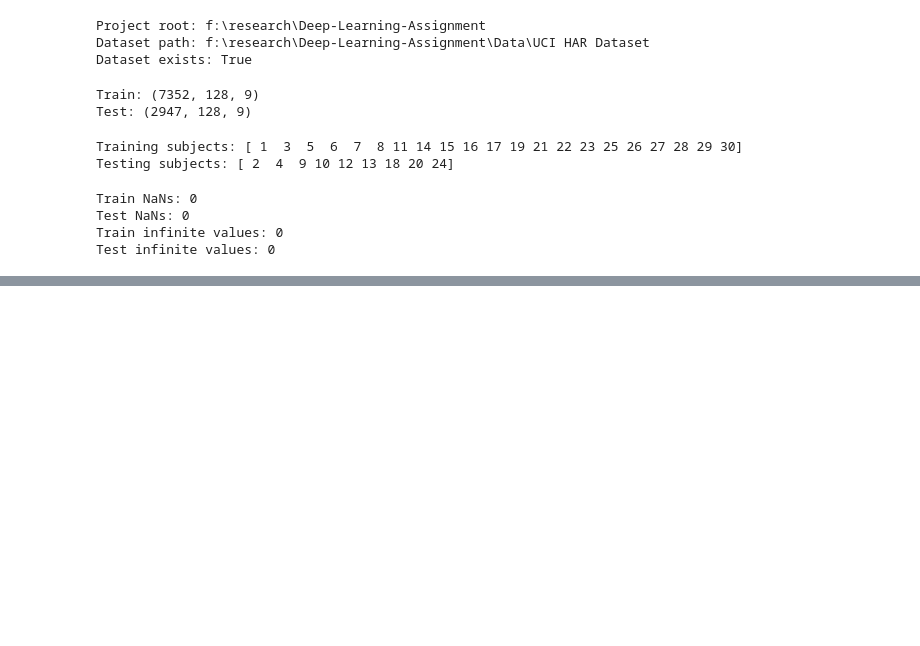
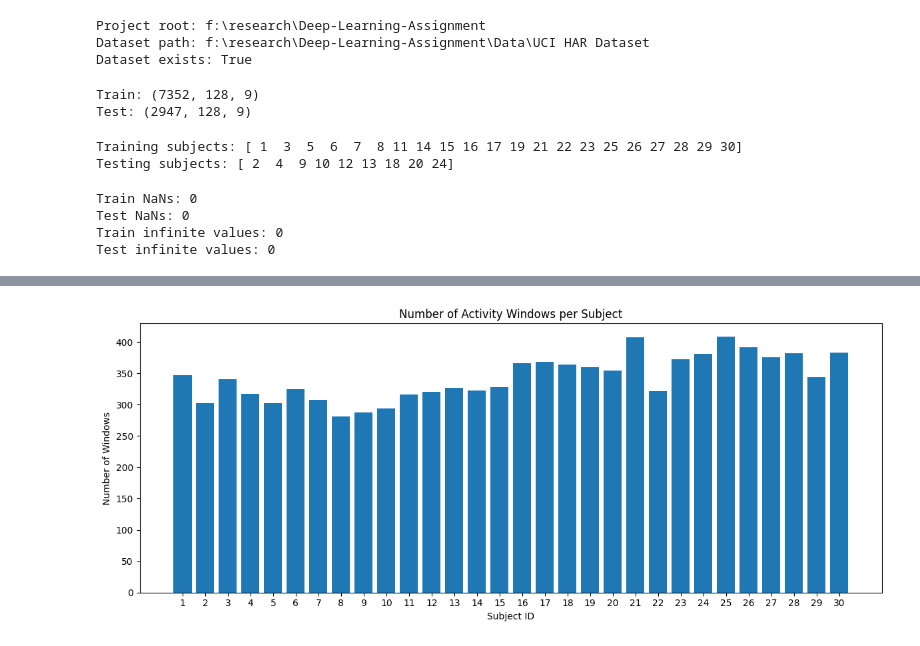
Before and after one commit to SLIIT-Y4-S2-DL-ORG/Deep-Learning-Assignment, a Jupyter notebook: Preprocessing/data_exploration.ipynb, the cells around one changed output, grey strips where cells are left out. Saved outputs shown, nothing was run; the diff lists cells and outputs as text; code cells hidden in the pictures; blank space fills up the shorter version.

```diff
--- a/Preprocessing/data_exploration.ipynb
+++ b/Preprocessing/data_exploration.ipynb
@@ -187,0 +320,27 @@ plt.show()
+# %%
+all_subjects = np.concatenate([
+    subject_train_original,
+    subject_test_original
+])
+
+subject_counts = pd.Series(
+    all_subjects
+).value_counts().sort_index()
+
+plt.figure(figsize=(12, 5))
+
+plt.bar(
+    subject_counts.index.astype(str),
+    subject_counts.values
+)
+
+plt.xlabel("Subject ID")
+plt.ylabel("Number of Windows")
+plt.title(
+    "Number of Activity Windows per Subject"
+)
+
+plt.tight_layout()
+plt.show()
+# %% [output]
+[figure, added]
```
Also changed, not shown: parts of 7 cells of this notebook, 2 other files.
